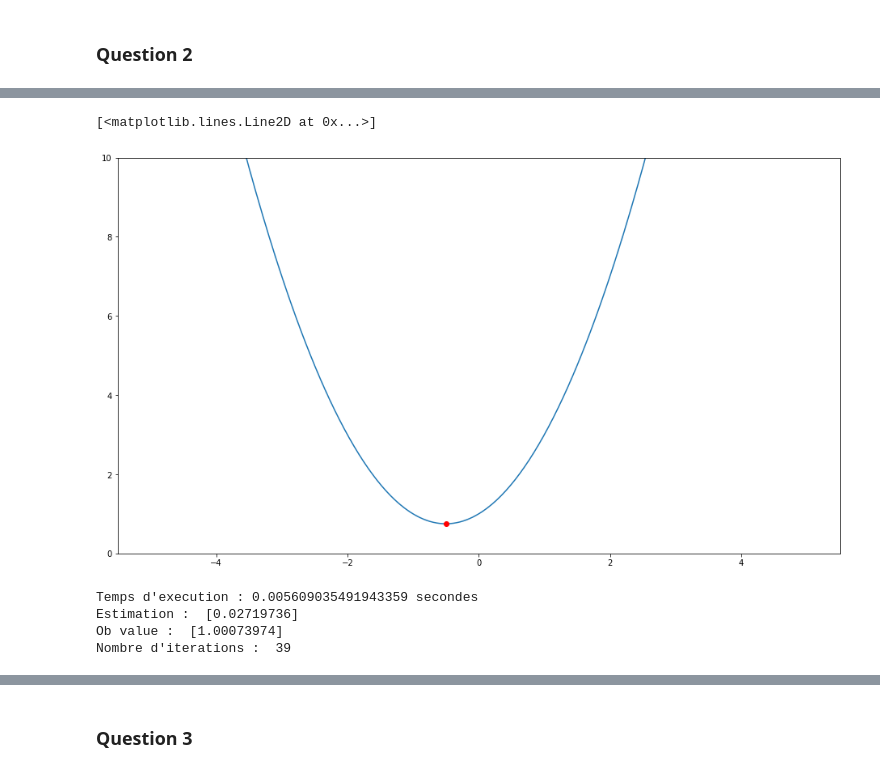
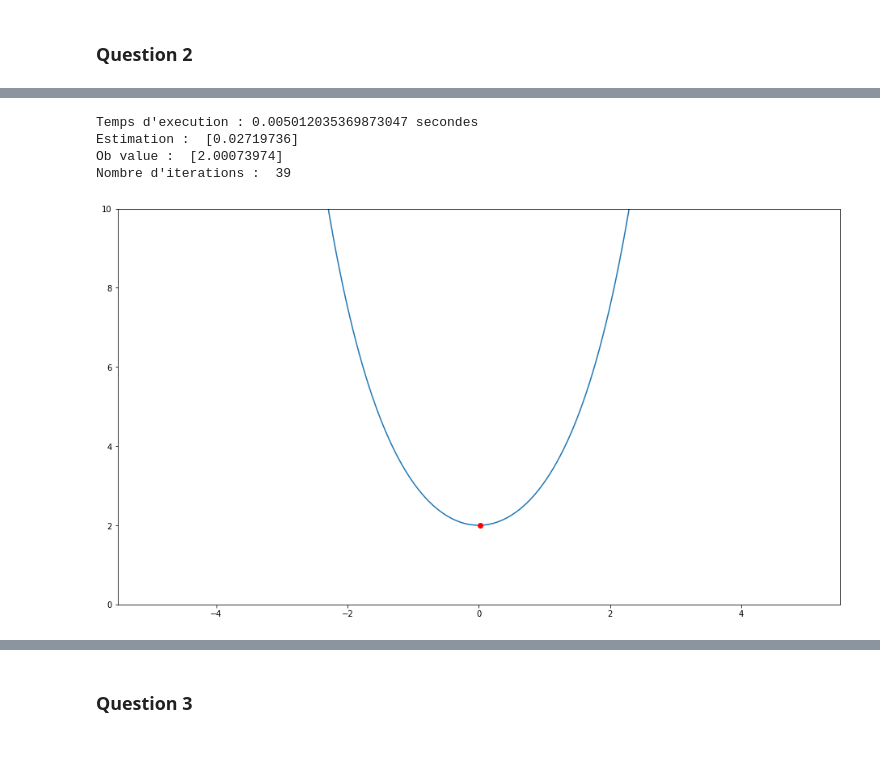
Before and after one commit to DaniGodin/ocvx, a Jupyter notebook: Code.ipynb, the cells around one changed output, grey strips where cells are left out. Drawn from its saved outputs; the diff is of its cells as text; code cells hidden in the pictures.

```diff
--- a/Code.ipynb
+++ b/Code.ipynb
@@ -73,9 +73,9 @@ exp_1_d = {
     "dim" : 1,
     "nb_params" : 1,
     "convex" : True,
-    "value" : (lambda x: np.array([np.exp(x)+np.exp(-x)-1])),
+    "value" : (lambda x: np.array([np.exp(x)+np.exp(-x)])),
     "grad"  : (lambda x: np.array([np.exp(x)-np.exp(-x)])),
-    "hess"  : (lambda x: np.array([np.exp(-x)+np.exp(x)]))
+    "hess"  : (lambda x: np.array([np.exp(x)+np.exp(-x)]))
 }
 
 exp_1 = test_function(**exp_1_d)
@@ -253,21 +275,21 @@ Nombre d'iterations :  2
+# %%
+test_exp()
+# %% [output]
+Temps d'execution : 0.005012035369873047 secondes
+Estimation :  [0.02719736]
+Ob value :  [2.00073974]
+Nombre d'iterations :  39
+[figure, added]
 # %%
-fig, ax = plt.subplots(figsize=(16, 9))
-x = np.linspace(-5, 5, 400)
-ax.set_ylim(0, 10)
-ax.plot(x, mini_1.value(x).flatten())
-ax.plot([newton_op_pt], [newton_ob_val], 'ro')
+def test_cubic():
+    start = time.time()
+    newton_op_pt, newton_ob_val, newton_n_iter = newton(cubic_1, np.array([3]))
+    print("Temps d'execution : %s secondes" % (time.time() - start))
+    print("Estimation : ", newton_op_pt)
+    print("Ob value : ", newton_ob_val)
+    print("Nombre d'iterations : ", newton_n_iter)
+    fig, ax = plt.subplots(figsize=(16, 9))
+    x = np.linspace(-2, 2, 400)
+    ax.set_ylim(0, 4)
+    ax.plot(x, cubic_1.value(x).flatten())
+    ax.plot([newton_op_pt], [newton_ob_val], 'ro')
-# %% [output]
-[<matplotlib.lines.Line2D at 0x...>]
-[figure, removed]
-# %%
-start = time.time()
-newton_op_pt, newton_ob_val, newton_n_iter = newton(exp_1, np.array([3]))
-print("Temps d'execution : %s secondes" % (time.time() - start))
-print("Estimation : ", newton_op_pt)
-print("Ob value : ", newton_ob_val)
-print("Nombre d'iterations : ", newton_n_iter)
-# %% [output]
-Temps d'execution : 0.005609035491943359 secondes
-Estimation :  [0.02719736]
-Ob value :  [1.00073974]
-Nombre d'iterations :  39
```
Also changed, not shown: parts of 18 cells of this notebook, 2 other files.
